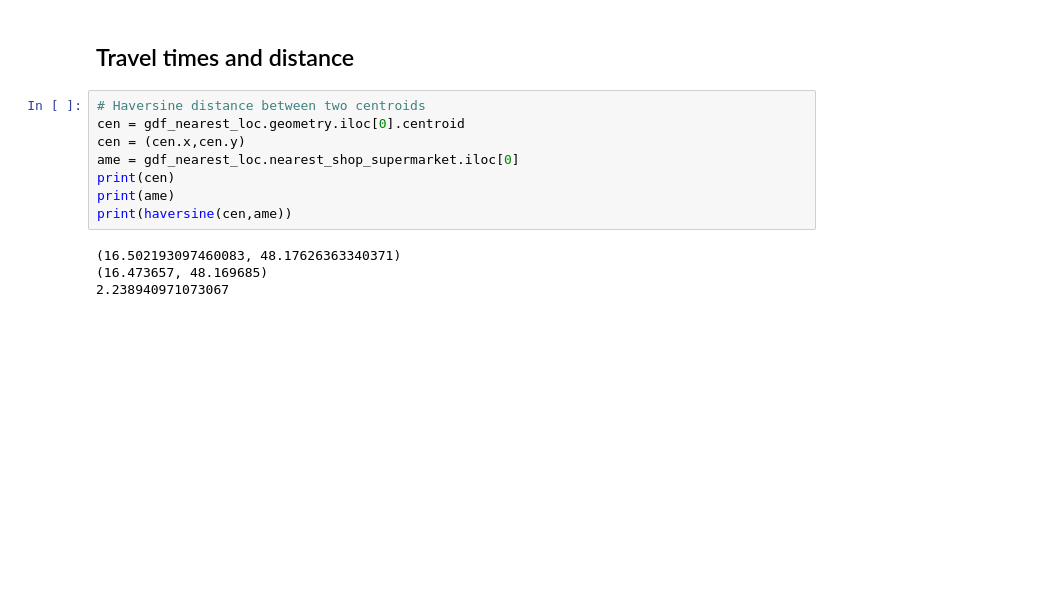
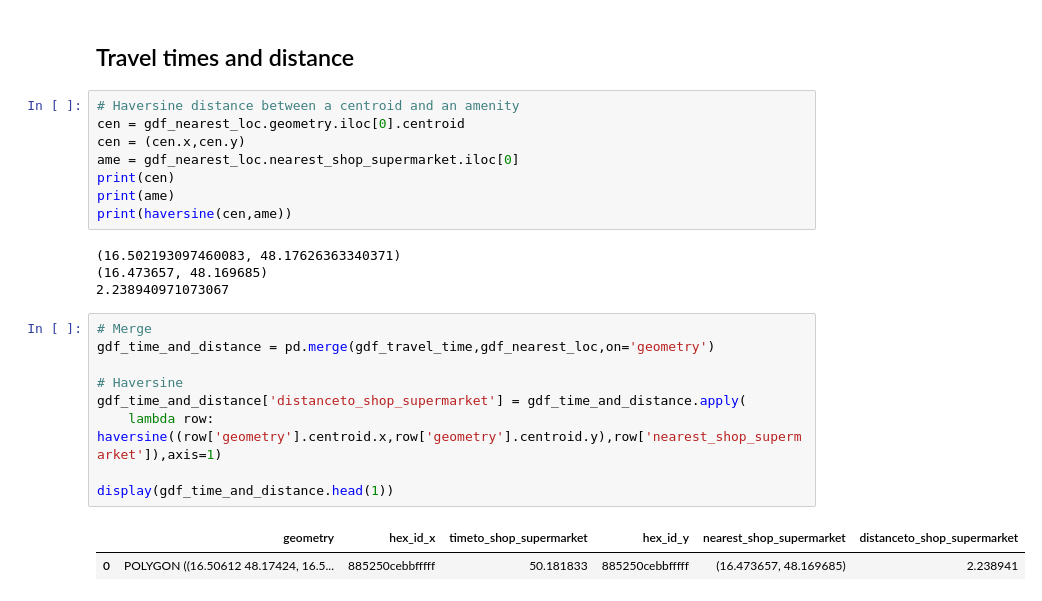
Before and after one commit to pierobirelloPB/15_min, a Jupyter notebook: notebooks/travel_times_example.ipynb, the cells around one changed output. Drawn from its saved outputs; the diff is of its cells as text; blank space fills up the shorter version.

```diff
--- a/notebooks/travel_times_example.ipynb
+++ b/notebooks/travel_times_example.ipynb
@@ -156,7 +159,7 @@ gdf_plot.plot(column='<15_min',legend=True)
 # %% [markdown]
 ## Travel times and distance
 # %%
-# Haversine distance between two centroids
+# Haversine distance between a centroid and an amenity
 cen = gdf_nearest_loc.geometry.iloc[0].centroid
 cen = (cen.x,cen.y)
 ame = gdf_nearest_loc.nearest_shop_supermarket.iloc[0]
@@ -167,3 +170,15 @@ print(haversine(cen,ame))
 (16.502193097460083, 48.17626363340371)
 (16.473657, 48.169685)
 2.238940971073067
+# %%
+# Merge
+gdf_time_and_distance = pd.merge(gdf_travel_time,gdf_nearest_loc,on='geometry')
+
+# Haversine
+gdf_time_and_distance['distanceto_shop_supermarket'] = gdf_time_and_distance.apply(
+    lambda row: haversine((row['geometry'].centroid.x,row['geometry'].centroid.y),row['nearest_shop_supermarket']),axis=1)
+
+display(gdf_time_and_distance.head(1))
+# %% [output]
+|  | geometry | hex_id_x | timeto_shop_supermarket | hex_id_y | nearest_shop_supermarket | distanceto_shop_supermarket |
+| 0 | POLYGON ((16.50612 48.17424, 16.5... | 885250cebbfffff | 50.181833 | 885250cebbfffff | (16.473657, 48.169685) | 2.238941 |
```
Also changed, not shown: parts of 10 cells of this notebook, 7 other files.
